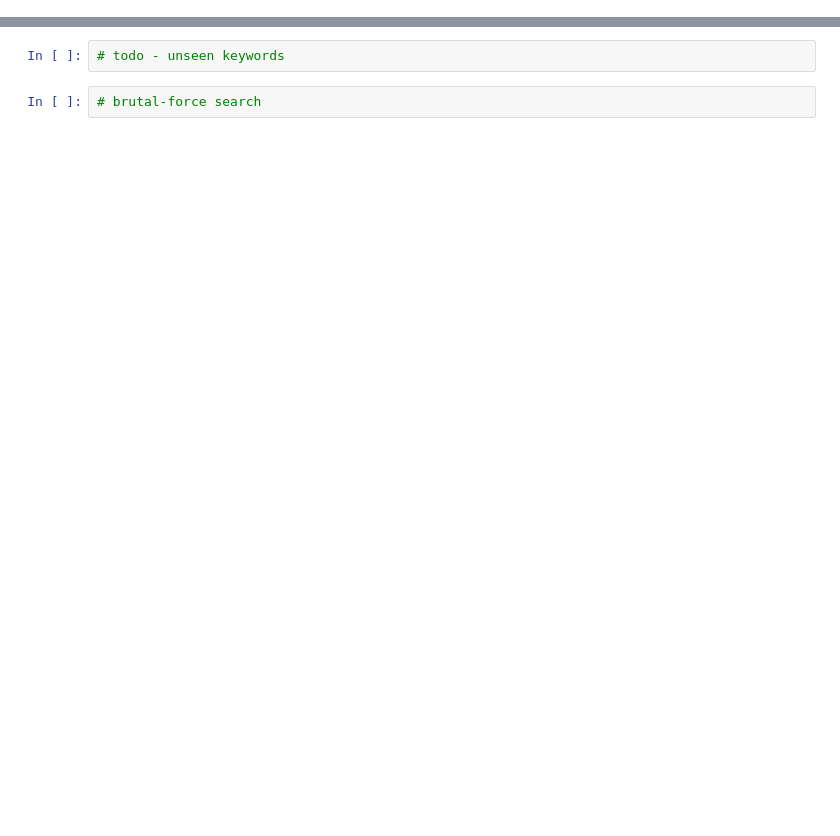
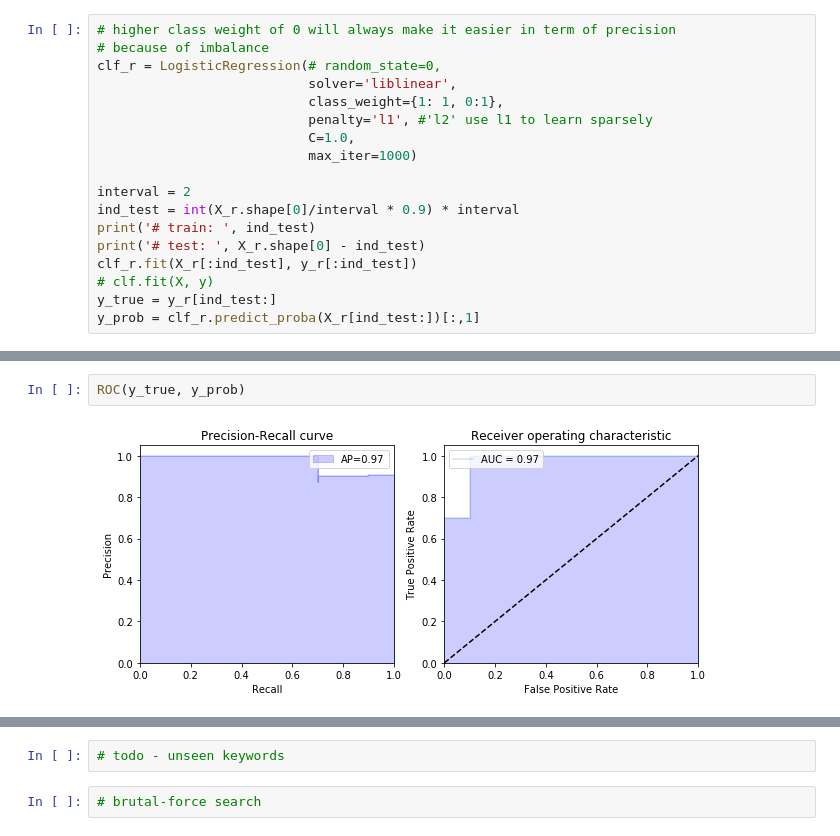
Before and after one commit to shwinshaker/Text2Scene, a Jupyter notebook: train.ipynb, the cells around one changed output, grey strips where cells are left out. Saved outputs shown, nothing was run; the diff lists cells and outputs as text; blank space fills up the shorter version.

```diff
--- a/train.ipynb
+++ b/train.ipynb
@@ -324,0 +75,18 @@ plt.show()
+# %%
+# higher class weight of 0 will always make it easier in term of precision
+# because of imbalance
+clf_r = LogisticRegression(# random_state=0,
+                           solver='liblinear',
+                           class_weight={1: 1, 0:1},
+                           penalty='l1', #'l2' use l1 to learn sparsely
+                           C=1.0,
+                           max_iter=1000)
+
+interval = 2
+ind_test = int(X_r.shape[0]/interval * 0.9) * interval
+print('# train: ', ind_test)
+print('# test: ', X_r.shape[0] - ind_test)
+clf_r.fit(X_r[:ind_test], y_r[:ind_test])
+# clf.fit(X, y)
+y_true = y_r[ind_test:]
+y_prob = clf_r.predict_proba(X_r[ind_test:])[:,1]
@@ -324,0 +105,4 @@ plt.show()
+# %%
+ROC(y_true, y_prob)
+# %% [output]
+[figure, added]
```
Also changed, not shown: parts of 29 cells of this notebook, 11 other files.
